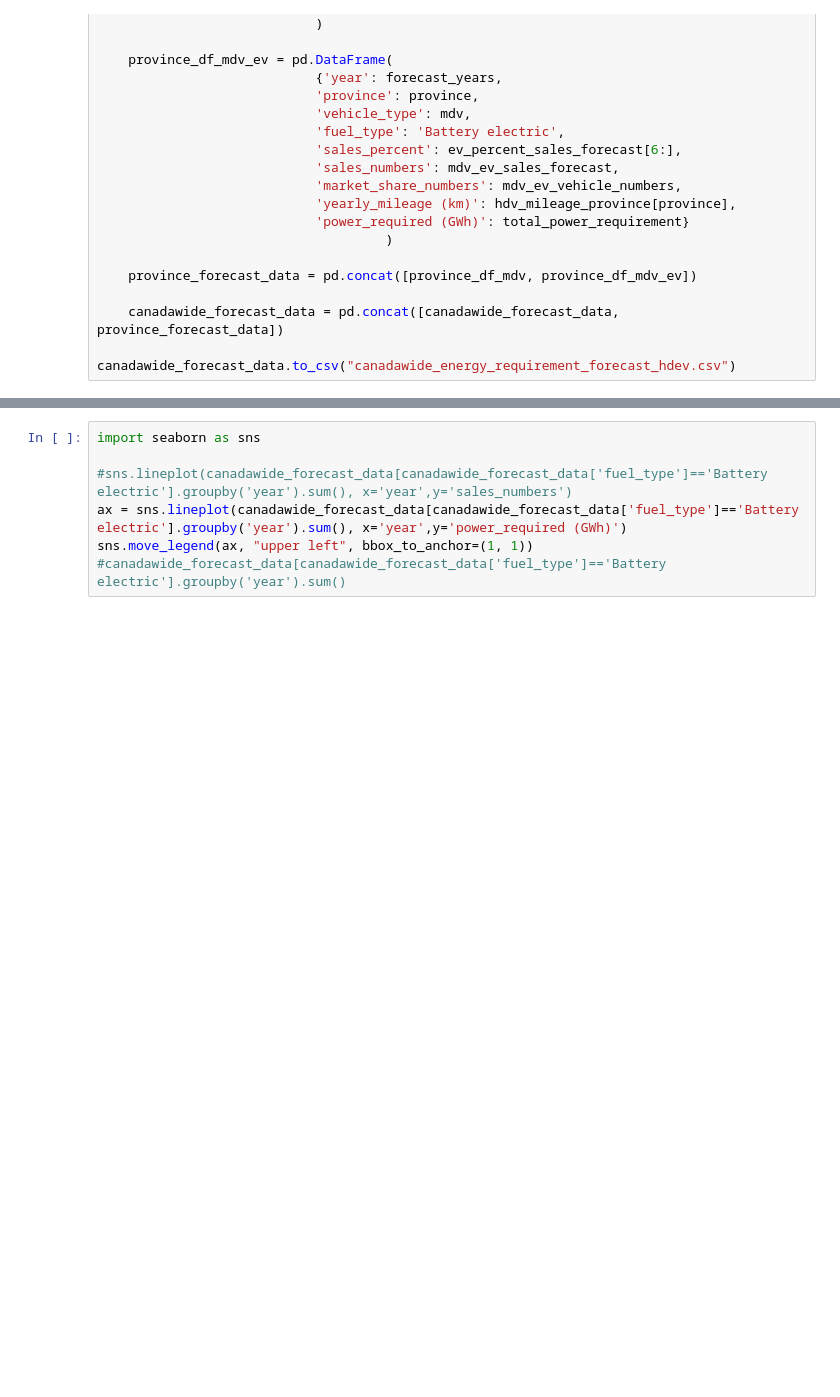
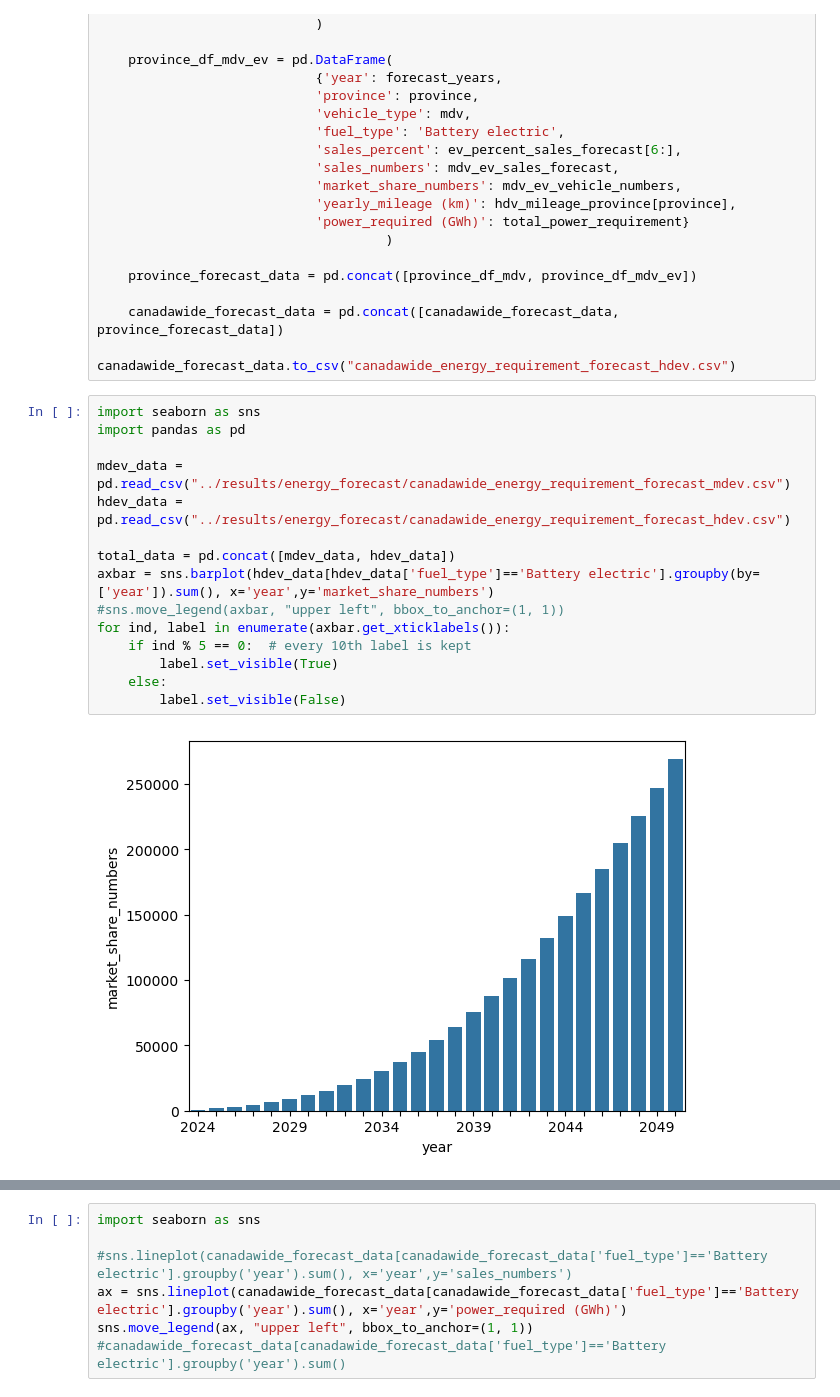
Before and after one commit to ranok92/eccc, a Jupyter notebook: notebooks/analysis.ipynb, the cells around one changed output, grey strips where cells are left out. Cells and saved outputs as stored; diff of their text form; blank space fills up the shorter version.

```diff
--- a/notebooks/analysis.ipynb
+++ b/notebooks/analysis.ipynb
@@ -494,3 +494,20 @@ for province in province_list:
     canadawide_forecast_data = pd.concat([canadawide_forecast_data, province_forecast_data])
 
 canadawide_forecast_data.to_csv("canadawide_energy_requirement_forecast_hdev.csv")
+# %%
+import seaborn as sns
+import pandas as pd
+
+mdev_data = pd.read_csv("../results/energy_forecast/canadawide_energy_requirement_forecast_mdev.csv")
+hdev_data = pd.read_csv("../results/energy_forecast/canadawide_energy_requirement_forecast_hdev.csv")
+
+total_data = pd.concat([mdev_data, hdev_data])
+axbar = sns.barplot(hdev_data[hdev_data['fuel_type']=='Battery electric'].groupby(by=['year']).sum(), x='year',y='market_share_numbers')
+#sns.move_legend(axbar, "upper left", bbox_to_anchor=(1, 1))
+for ind, label in enumerate(axbar.get_xticklabels()):
+    if ind % 5 == 0:  # every 10th label is kept
+        label.set_visible(True)
+    else:
+        label.set_visible(False)
+# %% [output]
+[figure, added]
```
Also changed, not shown: parts of 3 cells of this notebook.
